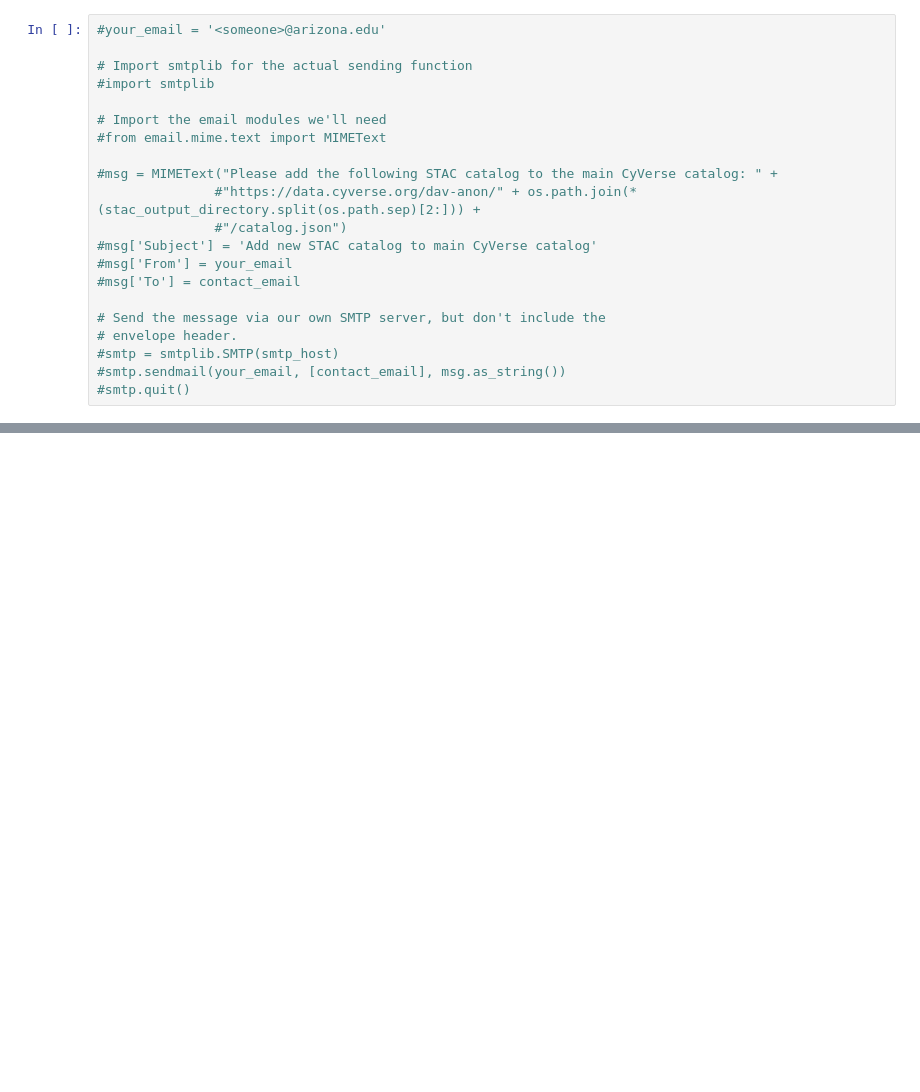
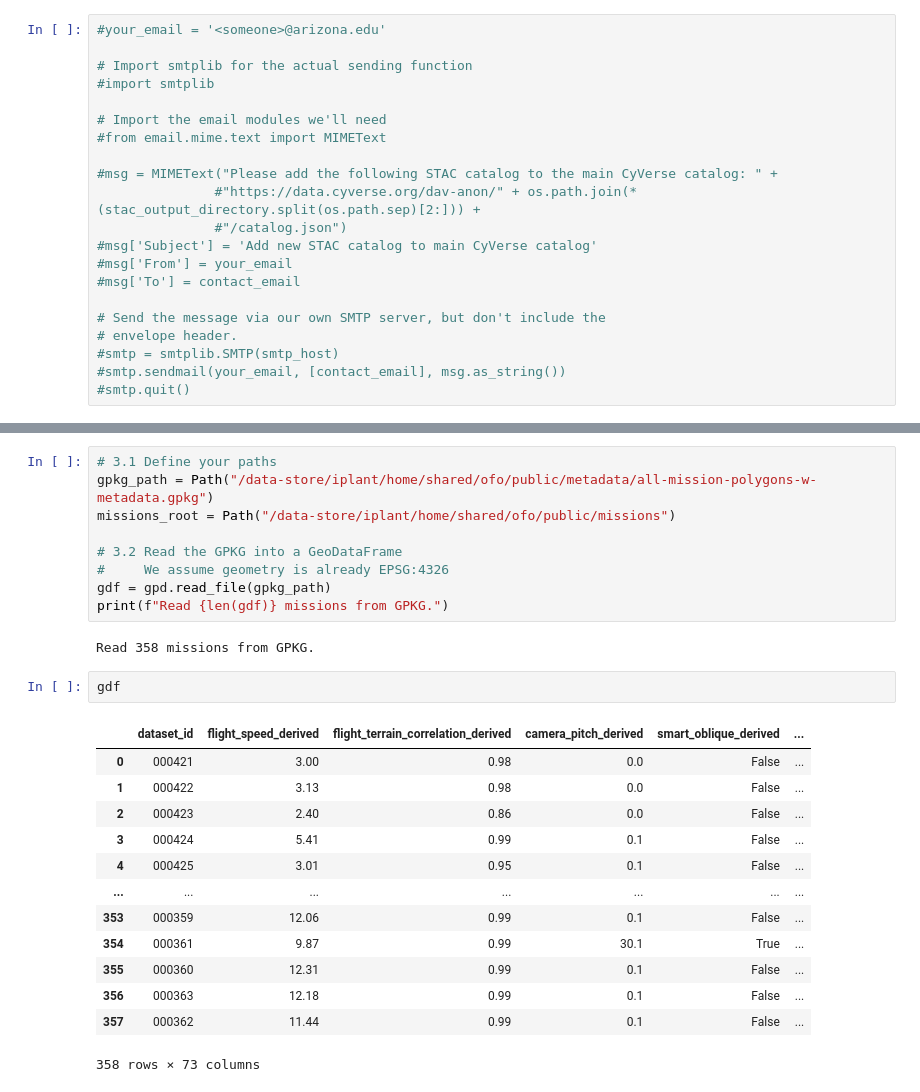
Before and after one commit to cyverse-gis/cyverse-stac, a Jupyter notebook: scripts/STAC_creation_latest.ipynb, the cells around one changed output, grey strips where cells are left out. Drawn from its saved outputs; the diff is of its cells as text; blank space fills up the shorter version.

```diff
--- a/scripts/STAC_creation_latest.ipynb
+++ b/scripts/STAC_creation_latest.ipynb
@@ -717,0 +949,27 @@ and send an email using the following:
+# %%
+# 3.1 Define your paths
+gpkg_path = Path("/data-store/iplant/home/shared/ofo/public/metadata/all-mission-polygons-w-metadata.gpkg")
+missions_root = Path("/data-store/iplant/home/shared/ofo/public/missions")
+
+# 3.2 Read the GPKG into a GeoDataFrame
+#     We assume geometry is already EPSG:4326
+gdf = gpd.read_file(gpkg_path)
+print(f"Read {len(gdf)} missions from GPKG.")
+# %% [output]
+Read 358 missions from GPKG.
+# %%
+gdf
+# %% [output]
+|  | dataset_id | flight_speed_derived | flight_terrain_correlation_derived | camera_pitch_derived | smart_oblique_derived | ... |
+| 0 | 000421 | 3.00 | 0.98 | 0.0 | False | ... |
+| 1 | 000422 | 3.13 | 0.98 | 0.0 | False | ... |
+| 2 | 000423 | 2.40 | 0.86 | 0.0 | False | ... |
+| 3 | 000424 | 5.41 | 0.99 | 0.1 | False | ... |
+| 4 | 000425 | 3.01 | 0.95 | 0.1 | False | ... |
+| ... | ... | ... | ... | ... | ... | ... |
+| 353 | 000359 | 12.06 | 0.99 | 0.1 | False | ... |
+| 354 | 000361 | 9.87 | 0.99 | 30.1 | True | ... |
+| 355 | 000360 | 12.31 | 0.99 | 0.1 | False | ... |
+| 356 | 000363 | 12.18 | 0.99 | 0.1 | False | ... |
+| 357 | 000362 | 11.44 | 0.99 | 0.1 | False | ... |
+358 rows × 73 columns
```
Also changed, not shown: parts of 14 cells of this notebook.
